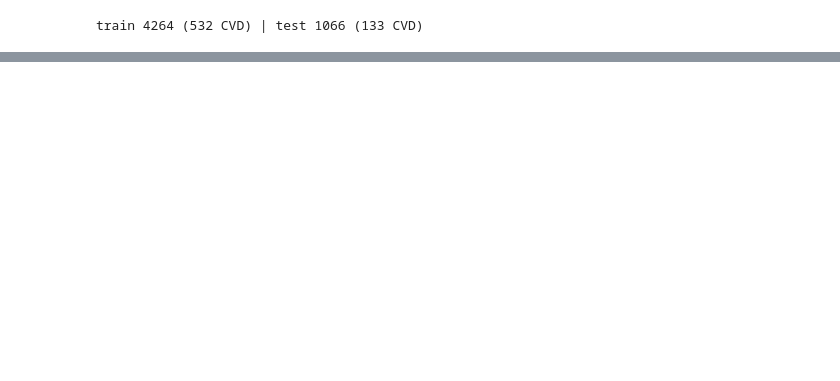
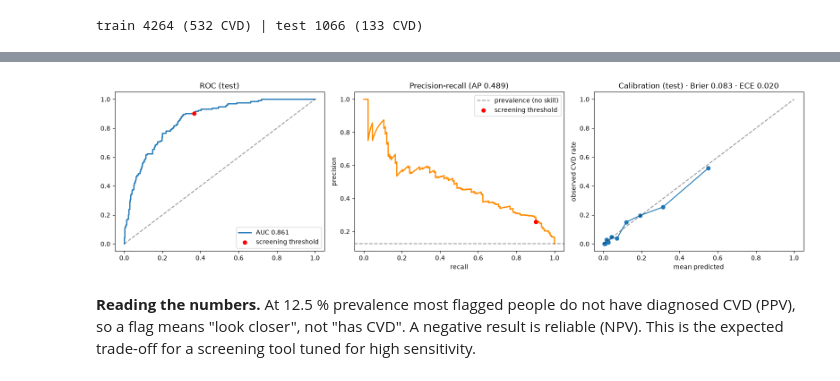
Before and after one commit to Gawad-B/CVD, a Jupyter notebook: Back-End/model/cvd_nhanes_v2.ipynb, the cells around one changed output, grey strips where cells are left out. Saved outputs shown, nothing was run; the diff lists cells and outputs as text; code cells hidden in the pictures; blank space fills up the shorter version.

```diff
--- a/Back-End/model/cvd_nhanes_v2.ipynb
+++ b/Back-End/model/cvd_nhanes_v2.ipynb
@@ -284,0 +214,13 @@ This model is best read as "how closely the profile resembles people living with
+# %%
+pos_scores = np.sort(oof_cal[y_train == 1])
+screen_threshold = float(pos_scores[int(np.floor((1 - TARGET_SENSITIVITY) * len(pos_scores)))])
+alert_threshold = float(np.quantile(oof_cal[y_train == 0], ALERT_SPECIFICITY))
+
+def operating_point(y_true, scores, t):
+    flagged = scores >= t
+    tn, fp, fn, tp = confusion_matrix(y_true, flagged, labels=[0, 1]).ravel()
+    return {"threshold": t, "sensitivity": tp / (tp + fn), "specificity": tn / (tn + fp),
+            "ppv": tp / (tp + fp), "npv": tn / (tn + fn), "flagged share": flagged.mean()}
+
+display(pd.DataFrame({"screening": operating_point(y_train, oof_cal, screen_threshold),
+                      "alert (high band)": operating_point(y_train, oof_cal, alert_threshold)}).round(3))
@@ -284,0 +308,20 @@ This model is best read as "how closely the profile resembles people living with
+# %%
+fig, ax = plt.subplots(1, 3, figsize=(16, 4.5))
+f, t, _ = roc_curve(y_test, prob)
+ax[0].plot(f, t, lw=2, label=f"AUC {metrics['auc']:.3f}"); ax[0].plot([0, 1], [0, 1], "k--", alpha=.4)
+ax[0].scatter([1 - screen["specificity"]], [screen["sensitivity"]], c="red", zorder=3, label="screening threshold")
+ax[0].set_title("ROC (test)"); ax[0].legend()
+p, r, _ = precision_recall_curve(y_test, prob)
+ax[1].plot(r, p, lw=2, color="darkorange"); ax[1].axhline(y_test.mean(), ls="--", c="k", alpha=.4, label="prevalence (no skill)")
+ax[1].scatter([screen["sensitivity"]], [screen["ppv"]], c="red", zorder=3, label="screening threshold")
+ax[1].set_title(f"Precision-recall (AP {metrics['pr_auc']:.3f})"); ax[1].set_xlabel("recall"); ax[1].set_ylabel("precision"); ax[1].legend()
+ax[2].plot(mean_pred, obs, "o-"); ax[2].plot([0, 1], [0, 1], "k--", alpha=.4)
+ax[2].set_title(f"Calibration (test) · Brier {metrics['brier']:.3f} · ECE {ece:.3f}")
+ax[2].set_xlabel("mean predicted"); ax[2].set_ylabel("observed CVD rate")
+plt.tight_layout(); plt.savefig(MODEL_DIR / "ml_full_train_diagnostic.png", dpi=150); plt.show()
+# %% [output]
+[figure, added]
+# %% [markdown]
+**Reading the numbers.** At 12.5 % prevalence most flagged people do not have diagnosed CVD (PPV),
+so a flag means "look closer", not "has CVD". A negative result is reliable (NPV). This is the
+expected trade-off for a screening tool tuned for high sensitivity.
```
Also changed, not shown: parts of 43 cells of this notebook, 20 other files.
